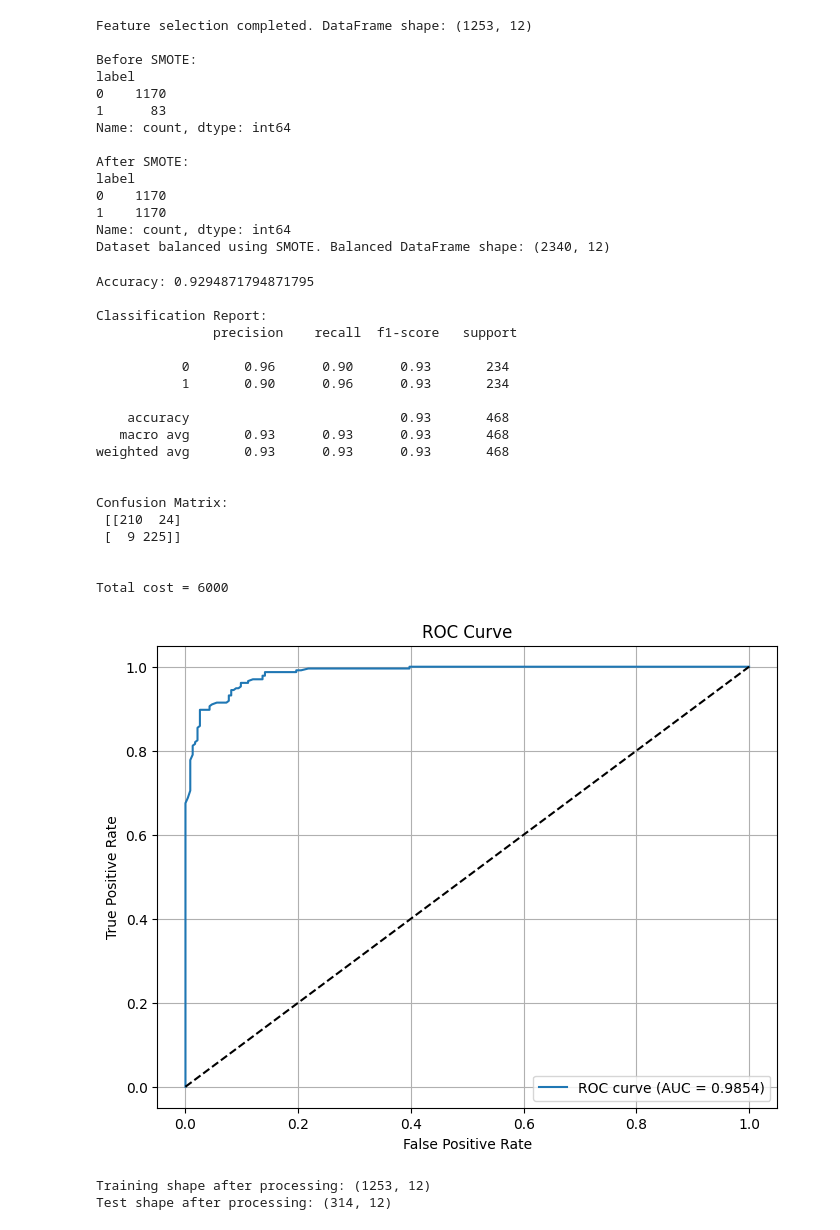
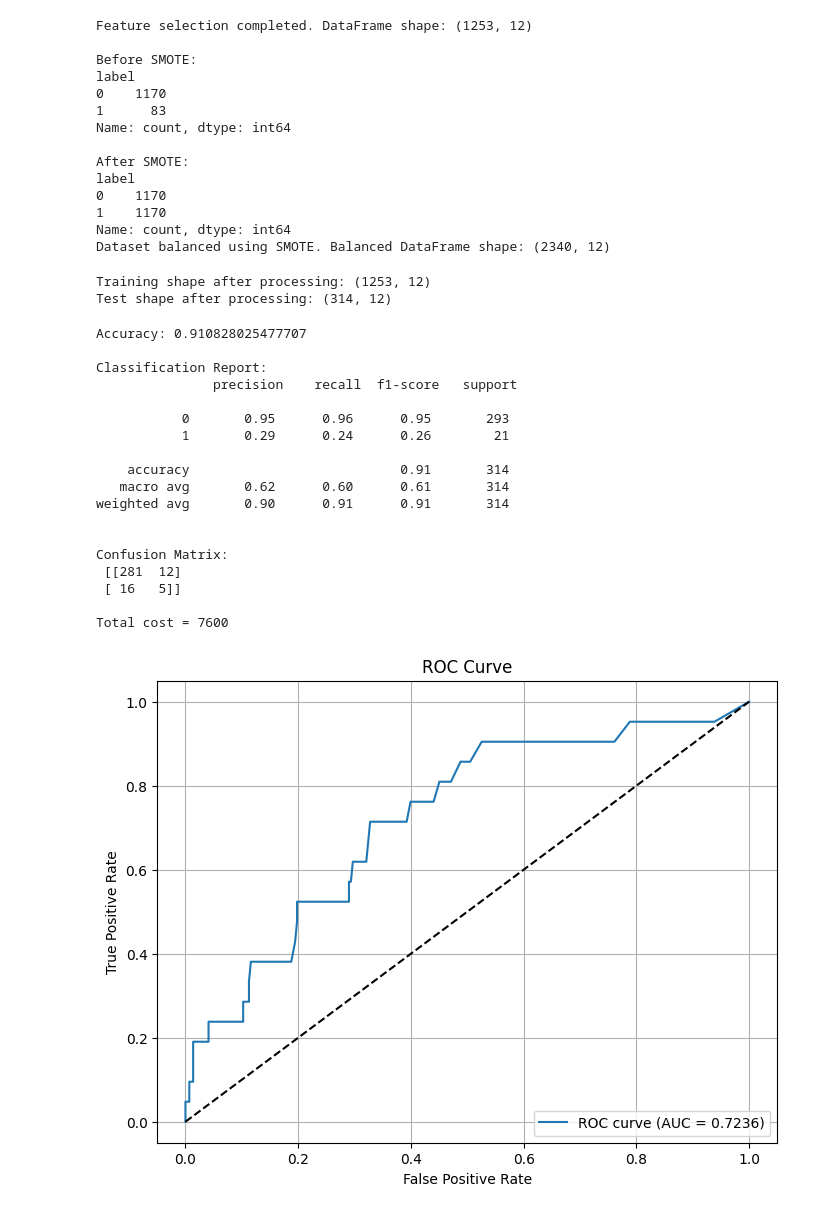
Before and after one commit to jarkthan/secomproject, a Jupyter notebook: src/jark_dataprep_and_modeling.ipynb, the cells around one changed output. Drawn from its saved outputs; the diff is of its cells as text; code cells hidden in the pictures.

```diff
--- a/src/jark_dataprep_and_modeling.ipynb
+++ b/src/jark_dataprep_and_modeling.ipynb
@@ -114,36 +133 @@ X_train_split, X_val_split, y_train_split, y_val_split = train_test_split(
-# %%
-rf_model = RandomForestClassifier(
-    n_estimators=300,
-    max_depth=None,
-    random_state=42
-)
-rf_model.fit(X_train_split, y_train_split.values.ravel())
-y_pred = rf_model.predict(X_val_split)
-cm, total_cost = DataModeler().evaluate_model(y_val_split, y_pred, return_cm_cost=True)
-print(f"\nTotal cost = {total_cost}")
-
-# Get predicted probabilities for class 1 and AUC/ROC analysis
-y_proba = rf_model.predict_proba(X_val_split)[:, 1]
-DataModeler().auc_and_roc_curve(y_val_split, y_proba)
-# %% [output]
-Accuracy: 0.9294871794871795
-
-Classification Report:
-               precision    recall  f1-score   support
-
-           0       0.96      0.90      0.93       234
-           1       0.90      0.96      0.93       234
-
-    accuracy                           0.93       468
-   macro avg       0.93      0.93      0.93       468
-weighted avg       0.93      0.93      0.93       468
-
-
-Confusion Matrix:
- [[210  24]
- [  9 225]]
-
-
-Total cost = 6000
-[figure, removed]
 # %%
@@ -170 +163,39 @@ Test shape after processing: (314, 12)
+# %%
+# Train model on balanced data
+rf_balanced_model = RandomForestClassifier(
+    n_estimators=300,
+    max_depth=None,
+    random_state=42
+)
+rf_balanced_model.fit(X_train_balanced, y_train_balanced.values.ravel())
+
+# Evaluate against test selected set
+y_pred = rf_balanced_model.predict(X_test_selected)
+
+cm, total_cost = DataModeler().evaluate_model(y_test, y_pred, return_cm_cost=True)
+print(f"Total cost = {total_cost}")
+
+# Get predicted probabilities for class 1 and AUC/ROC analysis
+y_proba = rf_balanced_model.predict_proba(X_test_selected)[:, 1]
+DataModeler().auc_and_roc_curve(y_test, y_proba)
+# %% [output]
+Accuracy: 0.910828025477707
+
+Classification Report:
+               precision    recall  f1-score   support
+
+           0       0.95      0.96      0.95       293
+           1       0.29      0.24      0.26        21
+
+    accuracy                           0.91       314
+   macro avg       0.62      0.60      0.61       314
+weighted avg       0.90      0.91      0.91       314
+
+
+Confusion Matrix:
+ [[281  12]
+ [ 16   5]]
+
+Total cost = 7600
+[figure, added]
 # %%
```
Also changed, not shown: parts of 16 cells of this notebook, 4 other files.
